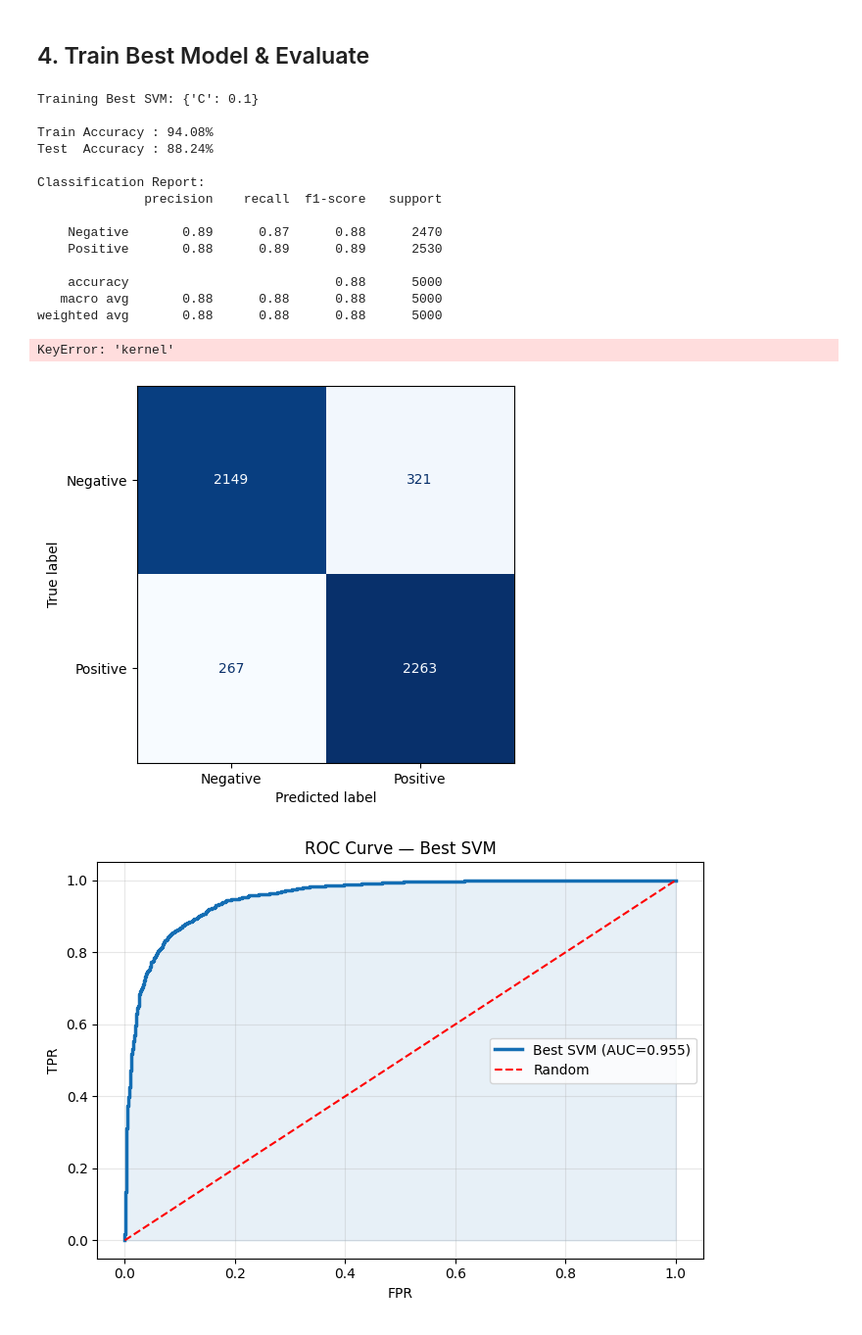
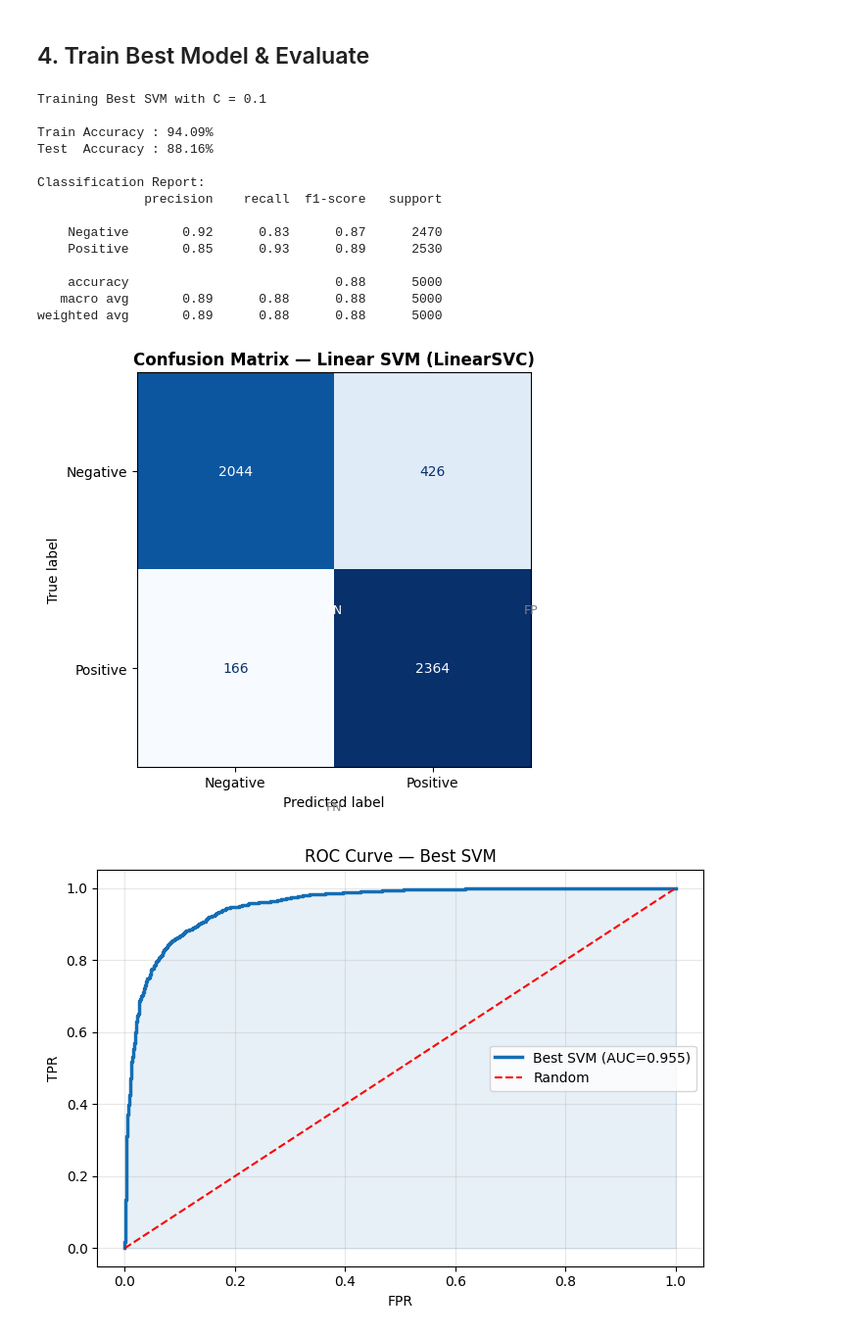
Before and after one commit to riku-d/Amazon_Reviews_Sentiment_Analysis, a Jupyter notebook: Amazon_Reviews_SVM.ipynb, the cells around one changed output. Shown at 98% size. Saved outputs shown, nothing was run; the diff lists cells and outputs as text; code cells hidden in the pictures.

```diff
--- a/Amazon_Reviews_SVM.ipynb
+++ b/Amazon_Reviews_SVM.ipynb
@@ -475,7 +526,7 @@ y_test  — 1(Neg): 2470  | 2(Pos): 2530
 # %% [markdown]
 ### 2.3 Scaling
 # %%
-scaler = MinMaxScaler()
+scaler = MaxAbsScaler()
 X_train_scl = scaler.fit_transform(X_train_comb)
 X_test_scl  = scaler.transform(X_test_comb)
 
@@ -588,60 +720,72 @@ Top Parameter Combinations:
 from sklearn.svm import LinearSVC
 from sklearn.calibration import CalibratedClassifierCV
 from sklearn.metrics import accuracy_score, classification_report
+import numpy as np
 
-# Get best parameters from GridSearch
-best_params = grid_search.best_params_
-print(f"Training Best SVM: {best_params}")
+# Extract best C correctly (from pipeline GridSearch)
+best_C = grid_search.best_params_["svm__C"]
+print(f"Training Best SVM with C = {best_C}")
 
-# Base model (fast)
-base_model = LinearSVC(**best_params, random_state=42, class_weight="balanced")
+# Base model
+base_model = LinearSVC(
+    C=best_C,
+    random_state=42,
+    class_weight="balanced"
+)
 
-# Calibrated model (adds probability support)
+# Calibrated model (adds probability)
 model_svm = CalibratedClassifierCV(base_model)
 
-# Train model
-model_svm.fit(X_train_res, y_train_res)
+# ⚠️ IMPORTANT: use SCALED data
+model_svm.fit(X_train_scl, y_train_res)
 
-# Predictions
-y_pred = model_svm.predict(X_test_scl)
-y_prob = model_svm.predict_proba(X_test_scl)[:, 1]  # probability of positive class
+# Probabilities
+y_prob = model_svm.predict_proba(X_test_scl)[:, 1]
+
+# ✅ Custom threshold (as per your report)
+threshold = 0.40
+y_pred = (y_prob >= threshold).astype(int)
+
+# If labels are {1,2}, map correctly
+y_pred = np.where(y_pred == 1, 2, 1)
 
 # Evaluation
-print(f"\nTrain Accuracy : {model_svm.score(X_train_res, y_train_res)*100:.2f}%")
+print(f"\nTrain Accuracy : {model_svm.score(X_train_scl, y_train_res)*100:.2f}%")
 print(f"Test  Accuracy : {accuracy_score(y_test, y_pred)*100:.2f}%")
 
-print(f"\nClassification Report:")
+print("\nClassification Report:")
 print(classification_report(y_test, y_pred, target_names=["Negative", "Positive"]))
 # %% [output]
-Training Best SVM: {'C': 0.1}
+Training Best SVM with C = 0.1
 
-Train Accuracy : 94.08%
-Test  Accuracy : 88.24%
+Train Accuracy : 94.09%
+Test  Accuracy : 88.16%
 
 Classification Report:
               precision    recall  f1-score   support
 
-    Negative       0.89      0.87      0.88      2470
-    Positive       0.88      0.89      0.89      2530
+    Negative       0.92      0.83      0.87      2470
+    Positive       0.85      0.93      0.89      2530
 
     accuracy                           0.88      5000
-   macro avg       0.88      0.88      0.88      5000
-weighted avg       0.88      0.88      0.88      5000
+   macro avg       0.89      0.88      0.88      5000
+weighted avg       0.89      0.88      0.88      5000
 # %%
 cm = confusion_matrix(y_test, y_pred)
 fig, ax = plt.subplots(figsize=(6,5))
 ConfusionMatrixDisplay(cm, display_labels=["Negative","Positive"]).plot(
     ax=ax, colorbar=False, cmap="Blues")
-ax.set_title(f"Confusion Matrix — {best_params['kernel'].upper()} kernel",
-             fontweight="bold")
+ax.set_title(
+    "Confusion Matrix — Linear SVM (LinearSVC)",
+    fontweight="bold"
+)
 for lbl,(r,c) in zip(["TN","FP","FN","TP"],[(0,0),(0,1),(1,0),(1,1)]):
     ax.text(c+0.5,r+0.72,lbl,ha="center",fontsize=9,
             color="white" if cm[r,c]>cm.max()*0.5 else "gray",
             transform=ax.transData)
 plt.tight_layout(); plt.show()
 # %% [output]
-KeyError: 'kernel'
-[figure, old version]
+[figure, new version]
 # %%
 # Map classes: model.classes_ = [1,2], prob[:,1] = prob of class 2 (Positive)
 y_test_bin = (y_test == 2).astype(int)   # 1=Positive, 0=Negative
```
Also changed, not shown: parts of 22 cells of this notebook, 6 other files.
